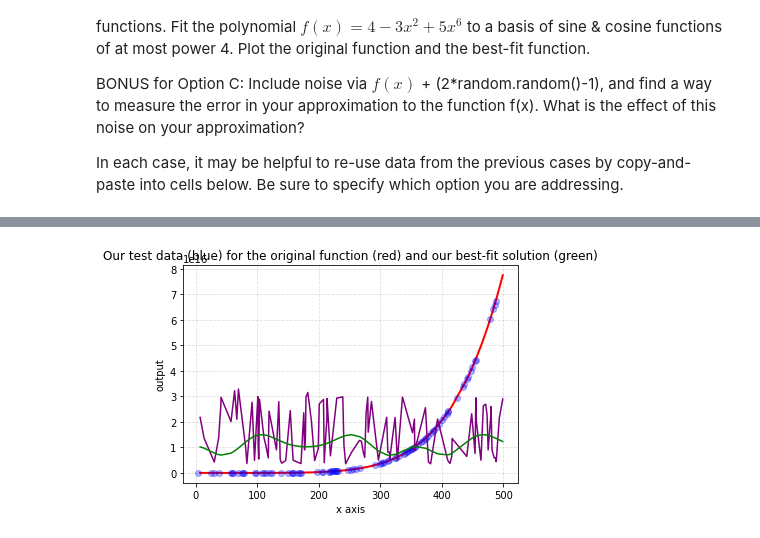
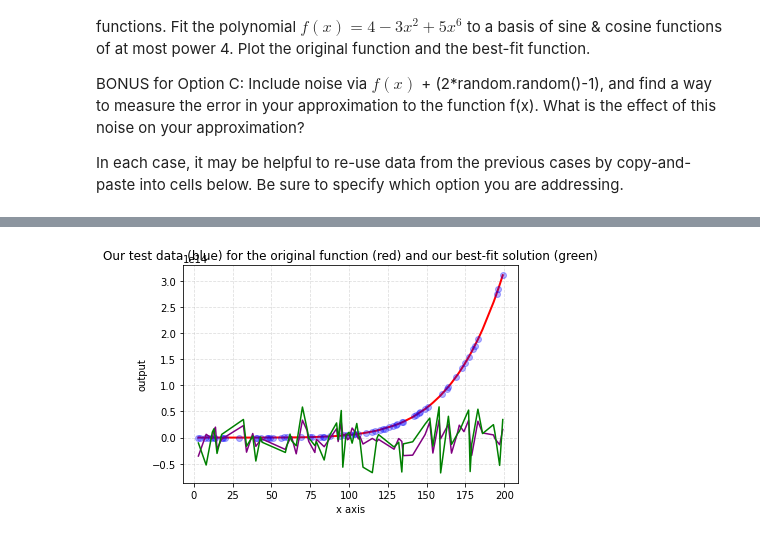
Before and after one commit to KapilKhanal/AdvLinearAlgebra, a Jupyter notebook: Project_4_Case_3_An_Interesting_Case_using_Singular_Values_and_Best_Fit.ipynb, the cells around one changed output, grey strips where cells are left out. Drawn from its saved outputs; the diff is of its cells as text; code cells hidden in the pictures.

```diff
--- a/Project_4_Case_3_An_Interesting_Case_using_Singular_Values_and_Best_Fit.ipynb
+++ b/Project_4_Case_3_An_Interesting_Case_using_Singular_Values_and_Best_Fit.ipynb
@@ -79,9 +83,9 @@ array([            20436,         955513156,        2974114086,
 # %%
 #Create the matrix M from the data in actual_data_x
 M_entries = []
-
+#Basis funcitons
 for x in actual_data_x:
-  M_entries.append([1, np.cos(x), np.cos(x)**2, np.cos(x)**3, np.cos(x)**4])
+  M_entries.append([np.cos(x), np.sin(x),np.cos(2*x),np.sin(2*x),np.cos(3*x),np.sin(3*x),np.cos(4*x),np.sin(4*x)])
 
 M = []
 M = np.matrix(M_entries)
@@ -97,7 +101,7 @@ xdata = []
 fdata = []
 
 #set up our 100 data points on the interval from (1, 5):
-xdata = np.random.uniform(low=1, high=500, size=100)
+xdata = np.random.randint(low=1, high=200, size=80)
 xdata = np.unique(xdata)
 # find the ouput for our function on each data point:
 fdata = 4 - 3*xdata**2 + 5*xdata**6
@@ -161,7 +152,7 @@ x = sym.symbols('x')
 
 #set up our 100 data points on the interval from (-2pi, 2pi):
 
-best_fit = c[0,0]*1 + c[1,0]*np.cos(np.deg2rad(xdata))+c[2,0]*np.cos(np.deg2rad(xdata))**2 + c[3,0]*np.cos(np.deg2rad(xdata))**3 + c[4,0]*np.cos(np.deg2rad(xdata))**4
+best_fit = c[0,0]*np.cos(xdata) +c[1,0]*np.sin(xdata)+ c[2,0]*np.cos(2*xdata)+c[3,0]*np.sin(2*xdata) + c[4,0]*np.cos(3*xdata) + c[5,0]*np.sin(3*xdata) + c[6,0]*np.cos(4*xdata) + c[7,0]*np.sin(4*xdata)
 # Create the actual plot in red, and our datapoints in blue,
 # and the best-fit method in green:
 plt.plot(xdata,fdata, color='red', linewidth=2 )+plt.plot(xdata,best_fit, color='green')
@@ -183,2 +174,3 @@ plt.grid(alpha=.4,linestyle='--')
 # %%
 U, S, Vh = linalg.svd(M, full_matrices=True)
+Vh =Vh.T
@@ -228,28 +227,28 @@ error**0.5
 # %%
 #Show a plot of the solutions using the best-fit method, and the SVD method:
 
 # We'll specify that x is a variable:
 x = sym.symbols('x')
 
 
 # find the ouput for our function on each data point:
 fdata = 4 - 3*xdata**2 + 5*xdata**6
-svd_best_fit = svdsol[0,0]*1 + svdsol[1,0]*np.cos(xdata)+svdsol[2,0]*np.cos(xdata)**2 + svdsol[3,0]*np.cos(xdata)**3 + svdsol[4,0]*np.cos(xdata)**4
+svd_best_fit = svdsol[0,0]*np.cos(xdata) +svdsol[1,0]*np.sin(xdata)+ svdsol[2,0]*np.cos(2*xdata)+svdsol[3,0]*np.sin(2*xdata) + svdsol[4,0]*np.cos(3*xdata) + svdsol[5,0]*np.sin(3*xdata) + svdsol[6,0]*np.cos(4*xdata) + svdsol[7,0]*np.sin(4*xdata)
 # Create the actual plot in red, and our datapoints in blue,
 # and the best-fit method in green:
 plt.plot(xdata,fdata, color='red', linewidth=2 ) + plt.plot(actual_data_x, actual_data_y, 'bo', alpha=0.3)+plt.plot(xdata,svd_best_fit, color='purple') + plt.plot(xdata,best_fit, color='green')
 
 #Restrict the output values to this range:
 
 
 # Add a title
 plt.title('Our test data (blue) for the original function (red) and our best-fit solution (green)')
 plt.ylim()
 # Add X and y Label
 plt.xlabel('x axis')
 plt.ylabel('output')
 
 # Add a grid
 plt.grid(alpha=.4,linestyle='--')
 # %% [output]
-[figure, old version]
+[figure, new version]
```
Also changed, not shown: parts of 14 cells of this notebook.
